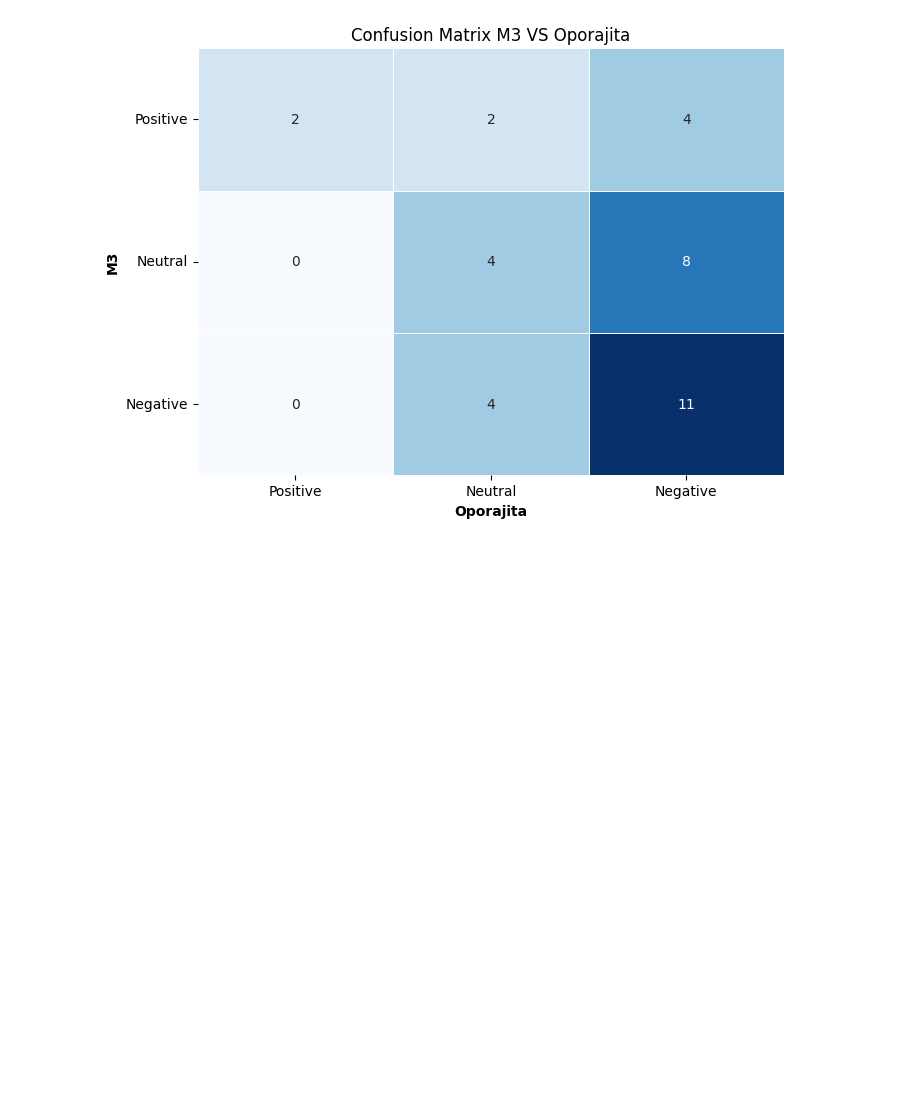
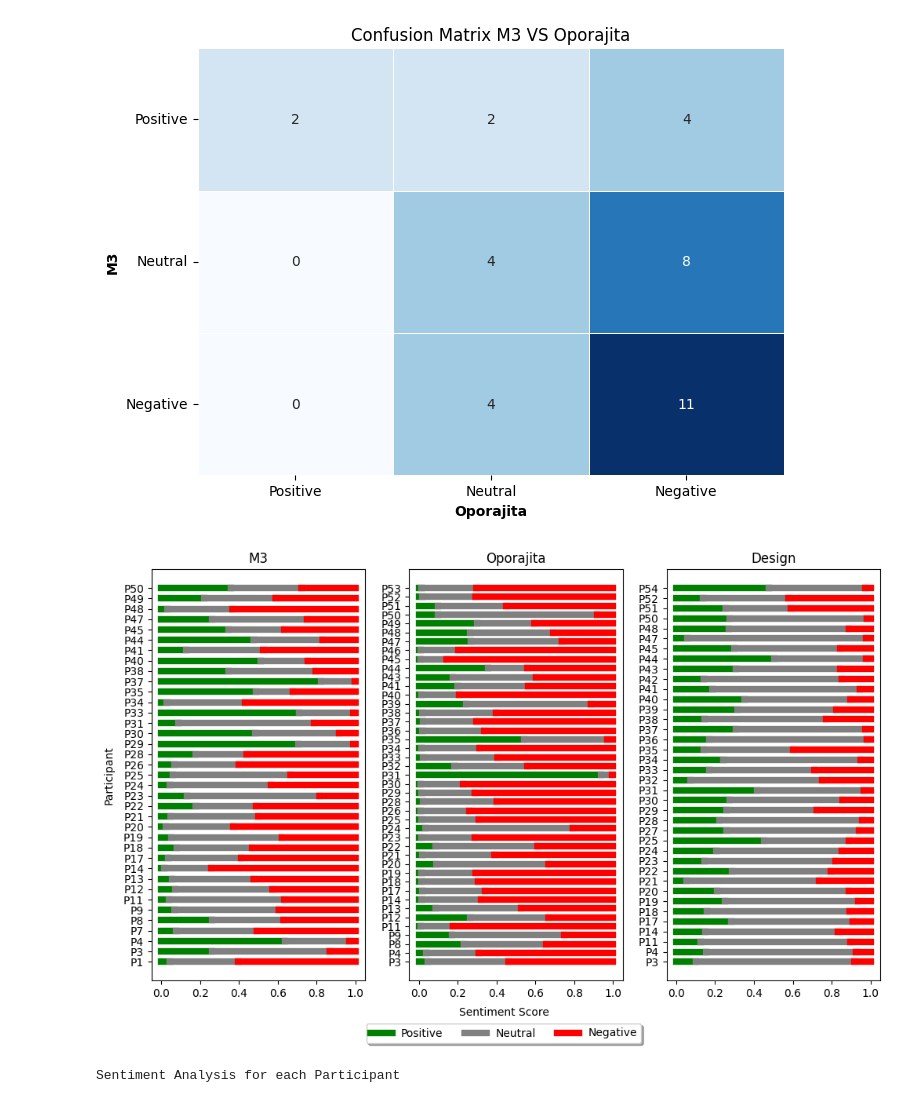
Before and after one commit to SumitKar01/mail-response-analysis, a Jupyter notebook: graphing-response.ipynb, the cells around one changed output. Drawn from its saved outputs; the diff is of its cells as text; code cells hidden in the pictures; blank space fills up the shorter version.

Commit message:
Kaggle Notebook | Graphing Response | Sub-Plots

```diff
--- a/graphing-response.ipynb
+++ b/graphing-response.ipynb
@@ -237,3 +237,46 @@ plt.show()
  [ 0  4  8]
  [ 0  4 11]]
 [figure]
+# %%
+def plot_thin_stacked_bar_subplot(df, title, ax, legend=False):
+    # Stacked bar chart
+    # Create an array of y-coordinates for each participant
+    y = np.arange(len(df))
+
+    # Define width for the bars
+    bar_width = 1.5
+
+    # Iterate through each row in the DataFrame
+    for i, row in df.iterrows():
+        participant = row['Participant']
+        ax.plot([0, row['Sentiment_Positive']], [y[i], y[i]], color='green', linewidth=4*bar_width, label='Positive' if i == 0 else None)
+        ax.plot([row['Sentiment_Positive'], row['Sentiment_Positive'] + row['Sentiment_Neutral']], [y[i], y[i]], color='grey', linewidth=4*bar_width, label='Neutral' if i == 0 else None)
+        ax.plot([row['Sentiment_Positive'] + row['Sentiment_Neutral'], row['Sentiment_Positive'] + row['Sentiment_Neutral'] + row['Sentiment_Negative']], [y[i], y[i]], color='red', linewidth=4*bar_width, label='Negative' if i == 0 else None)
+    ax.set_title(title)
+    ax.set_yticks(y)
+    ax.set_yticklabels(df['Participant'])
+
+
+custom_tick_labels = ['Participant A', 'Participant B', 'Participant C']
+# Create subplots
+fig, axes = plt.subplots(1, 3, figsize=(10, 6))
+
+# Plot each DataFrame on a separate subplot
+plot_thin_stacked_bar_subplot(avg_m3_df, 'M3', axes[0])
+plot_thin_stacked_bar_subplot(avg_oporajita_df, 'Oporajita', axes[1])
+plot_thin_stacked_bar_subplot(avg_design_df, 'Design', axes[2], legend=True)
+
+
+# Set common xlabel and ylabel for the entire figure
+fig.text(0.5, -0.01, 'Sentiment Score', ha='center')
+fig.text(-0.01, 0.5, 'Participant', va='center', rotation='vertical')
+# Create a legend outside the subplots
+handles, labels = axes[0].get_legend_handles_labels()
+fig.legend(handles, labels, loc='lower center', bbox_to_anchor=(0.5, -0.08), shadow=True, ncol=3)
+
+plt.tight_layout()
+plt.show()
+print('Sentiment Analysis for each Participant')
+# %% [output]
+[figure, added]
+Sentiment Analysis for each Participant
```
Also changed, not shown: parts of 1 cell of this notebook.
